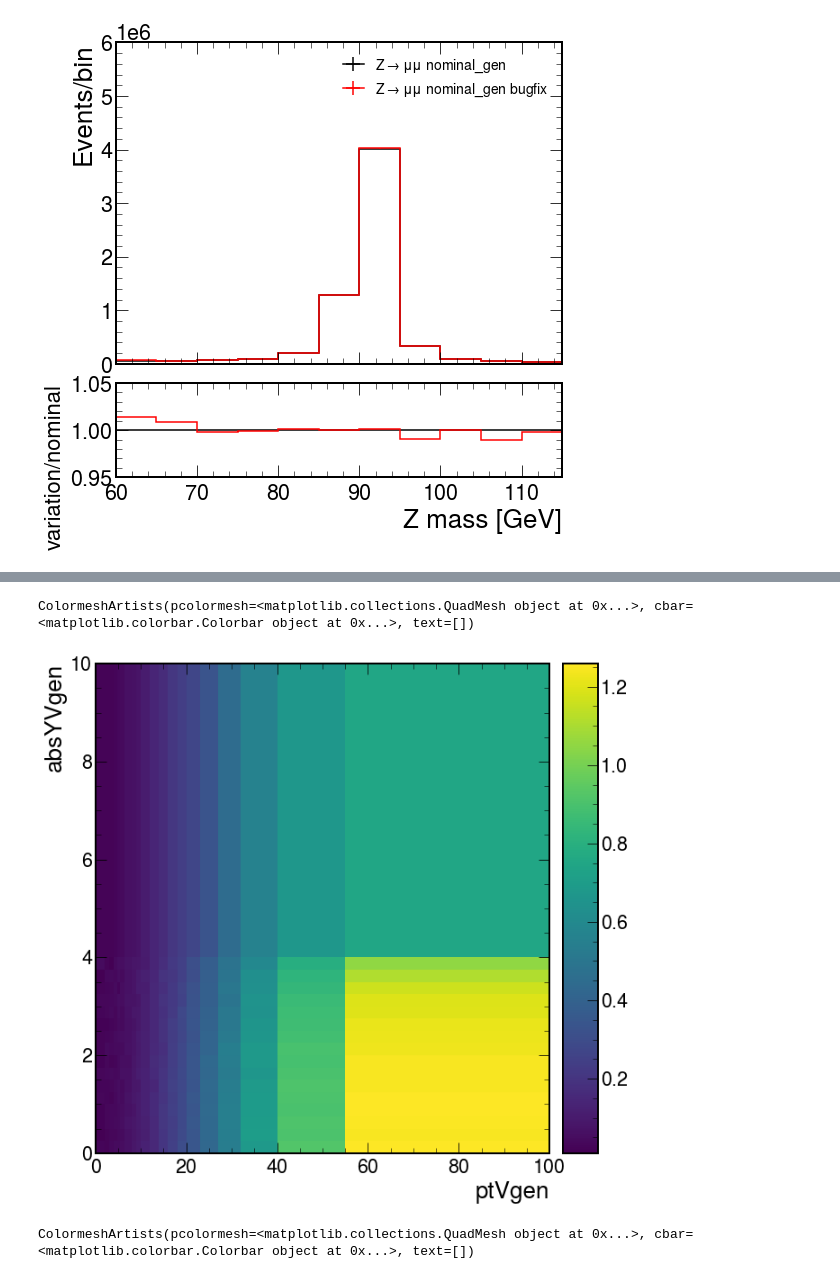
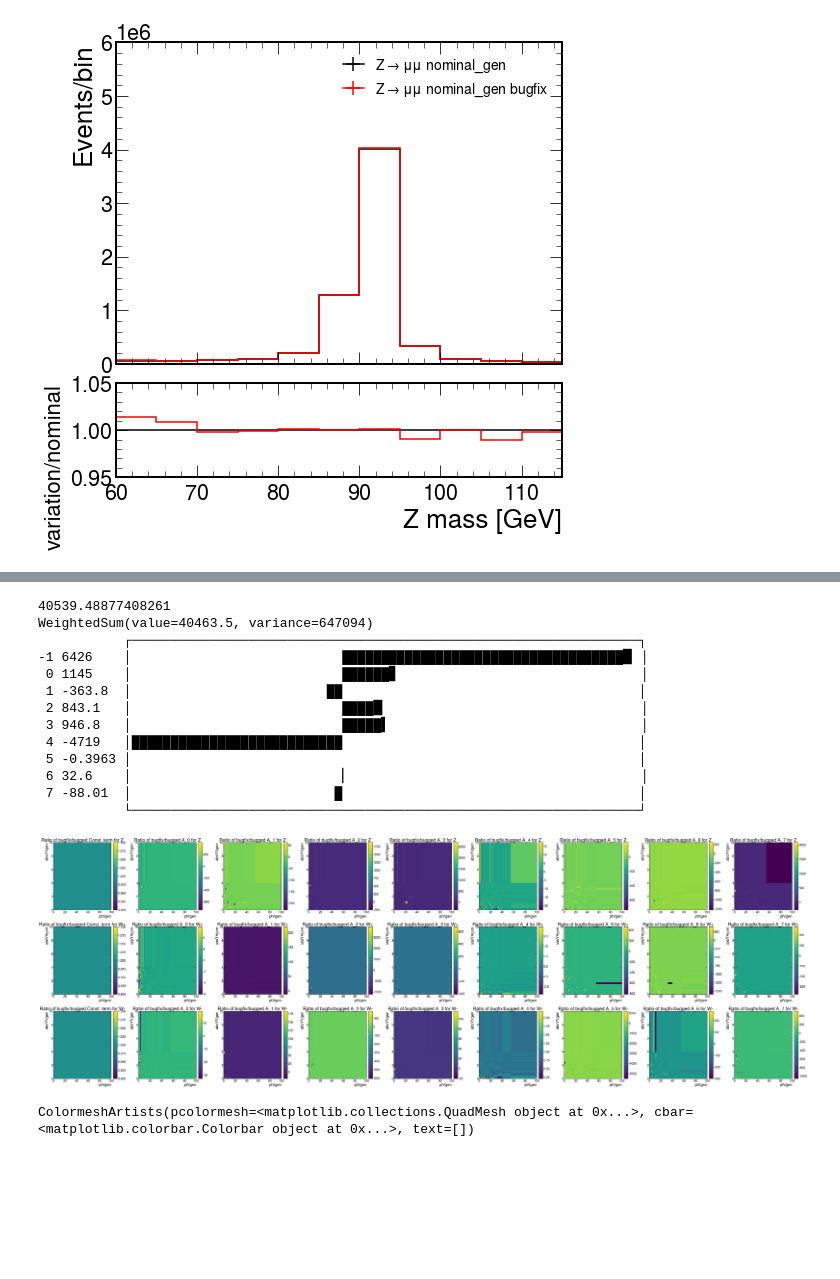
Before and after one commit to WMass/WRemnants, a Jupyter notebook: notebooks/genPlots.ipynb, the cells around one changed output, grey strips where cells are left out. Cells and saved outputs as stored; diff of their text form; code cells hidden in the pictures; blank space fills up the shorter version.

```diff
--- a/notebooks/genPlots.ipynb
+++ b/notebooks/genPlots.ipynb
@@ -397,22 +420,69 @@ makeComparisonPlot(['WminusmunuPostVFP', 'WminusmunuPostVFP_bugfix'], "absYVgen"
 # %%
-with lz4.frame.open("../w_coeffs.pkl.lz4") as f:
-    ang_lz4 = pickle.load(f)
-
-def readForAngularCoeff(output, name, histname="nominal_gen"):
-    if name not in output:
-        raise ValueError(f"Sample {name} not in file")
-    lumi = 1. if not "dataPostVFP" in output else output["dataPostVFP"]["lumi"]*1000
-    info = output[name]
-    scale = 1. if output[name]["dataset"]["is_data"] else \
-                lumi*info["dataset"]["xsec"]/info["weight_sum"]
-    print(scale)
-    return info["output"][histname]*scale
+with lz4.frame.open("../z_coeffs_bugged.pkl.lz4") as f:
+    angcoeffs_z_bugged = pickle.load(f)
+with lz4.frame.open("../z_coeffs_bugfix.pkl.lz4") as f:
+    angcoeffs_z_bugfix = pickle.load(f)
+with lz4.frame.open("../w_coeffs_bugged.pkl.lz4") as f:
+    angcoeffs_w_bugged = pickle.load(f)
+with lz4.frame.open("../w_coeffs_bugfix.pkl.lz4") as f:
+    angcoeffs_w_bugfix = pickle.load(f)
+print(angcoeffs_z_bugged.sum().value)
+print(angcoeffs_z_bugfix.sum())
+print(angcoeffs_w_bugfix.project("helicity"))
+# %% [output]
+40539.48877408261
+WeightedSum(value=40463.5, variance=647094)
+           ┌─────────────────────────────────────────────────────────────────┐
+-1 6426    │                           ████████████████████████████████████▉ │
+ 0 1145    │                           ██████▋                               │
+ 1 -363.8  │                         ██                                      │
+ 2 843.1   │                           ████▉                                 │
+ 3 946.8   │                           █████▍                                │
+ 4 -4719   │███████████████████████████                                      │
+ 5 -0.3963 │                                                                 │
+ 6 32.6    │                           ▏                                     │
+ 7 -88.01  │                          █                                      │
+           └─────────────────────────────────────────────────────────────────┘
 # %%
 #ang_lz4.keys()
-ang_lz4[{"muRfact" : 1.j, "muFfact" : 1.j, "helicity" : 1}].project("ptVgen", "absYVgen").plot()
+hist_2d_angcoeffs_z_bugged = []
+hist_2d_angcoeffs_z_bugfix = []
+hist_2d_angcoeffs_wp_bugged = []
+hist_2d_angcoeffs_wp_bugfix = []
+hist_2d_angcoeffs_wm_bugged = []
+hist_2d_angcoeffs_wm_bugfix = []
+
+for i in range(0, 9):
+    hist_2d_angcoeffs_z_bugged.append(angcoeffs_z_bugged[{"muRfact" : 1j, "muFfact" : 1j, "helicity" : i}].project("ptVgen", "absYVgen"))
+    hist_2d_angcoeffs_z_bugfix.append(angcoeffs_z_bugfix[{"muRfact" : 1j, "muFfact" : 1j, "helicity" : i}].project("ptVgen", "absYVgen"))
+    hist_2d_angcoeffs_wp_bugged.append(angcoeffs_w_bugged[{"muRfact" : 1j, "muFfact" : 1j, "chargeVgen" : 1j, "helicity" : i}].project("ptVgen", "absYVgen"))
+    hist_2d_angcoeffs_wp_bugfix.append(angcoeffs_w_bugfix[{"muRfact" : 1j, "muFfact" : 1j, "chargeVgen" : 1j, "helicity" : i}].project("ptVgen", "absYVgen"))
+    hist_2d_angcoeffs_wm_bugged.append(angcoeffs_w_bugged[{"muRfact" : 1j, "muFfact" : 1j, "chargeVgen" : -1j, "helicity" : i}].project("ptVgen", "absYVgen"))
+    hist_2d_angcoeffs_wm_bugfix.append(angcoeffs_w_bugfix[{"muRfact" : 1j, "muFfact" : 1j, "chargeVgen" : -1j, "helicity" : i}].project("ptVgen", "absYVgen"))
+
+fig, axs = plt.subplots(3, 9, figsize=(72,24))
+for i in range(0, 9):
+#    weight_ratio_z  = hist_2d_angcoeffs_z_bugged[i].sum().value  / hist_2d_angcoeffs_z_bugfix[i].sum().value
+#    weight_ratio_wp = hist_2d_angcoeffs_wp_bugged[i].sum().value / hist_2d_angcoeffs_wp_bugfix[i].sum().value
+#    weight_ratio_wm = hist_2d_angcoeffs_wm_bugged[i].sum().value / hist_2d_angcoeffs_wm_bugfix[i].sum().value
+    weight_ratio_z  = 1
+    weight_ratio_wp = 1
+    weight_ratio_wm = 1
+    hh.divideHists(hist_2d_angcoeffs_z_bugfix[i]  * weight_ratio_z,  hist_2d_angcoeffs_z_bugged[i]) .plot(ax = axs[0,i])
+    hh.divideHists(hist_2d_angcoeffs_wp_bugfix[i] * weight_ratio_wp, hist_2d_angcoeffs_wp_bugged[i]).plot(ax = axs[1,i])
+    hh.divideHists(hist_2d_angcoeffs_wm_bugfix[i] * weight_ratio_wm, hist_2d_angcoeffs_wm_bugged[i]).plot(ax = axs[2,i])
+    if i == 0:
+        axs[0,i].set_title("Ratio of bugfix/bugged Const. term for Z")
+        axs[1,i].set_title("Ratio of bugfix/bugged Const. term for W+")
+        axs[2,i].set_title("Ratio of bugfix/bugged Const. term for W-")
+    else:
+        axs[0,i].set_title(f"Ratio of bugfix/bugged A_{i-1} for Z")
+        axs[1,i].set_title(f"Ratio of bugfix/bugged A_{i-1} for W+")
+        axs[2,i].set_title(f"Ratio of bugfix/bugged A_{i-1} for W-")
+fig.tight_layout()
+fig.savefig('ratio_ang_coeffs.pdf')
 # %% [output]
-ColormeshArtists(pcolormesh=<matplotlib.collections.QuadMesh object at 0x...>, cbar=<matplotlib.colorbar.Colorbar object at 0x...>, text=[])
-[figure, old version]
+[figure, new version]
 # %%
 ang_lz4[{"muRfact" : 1.j, "muFfact" : 1.j, "helicity" : 0}].project("ptVgen", "absYVgen").plot()
 # %% [output]
```
Also changed, not shown: parts of 17 cells of this notebook, 3 other files.
